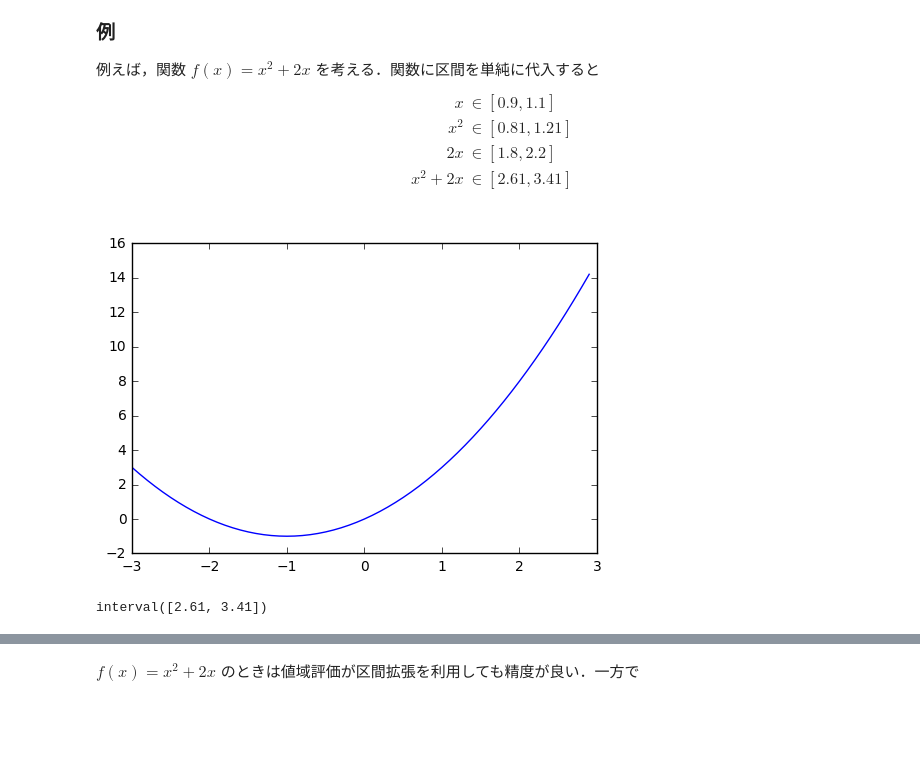
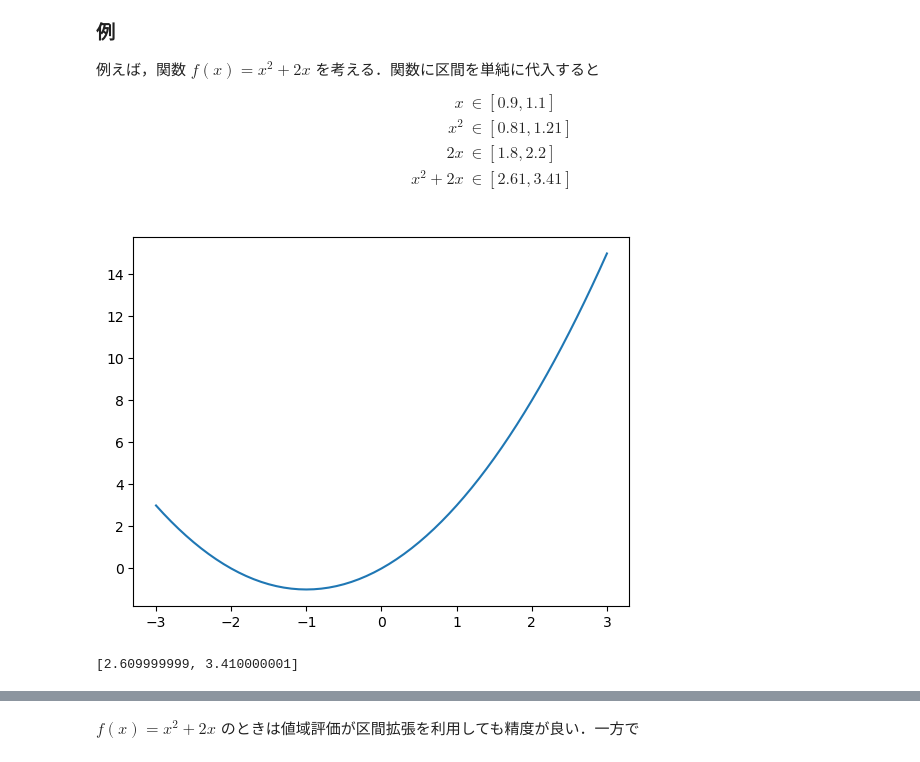
Before and after one commit to tak-lab/rigorous_numerics_tutorial_julia, a Jupyter notebook: Interval-arithmetic.ipynb, the cells around one changed output, grey strips where cells are left out. Drawn from its saved outputs; the diff is of its cells as text; code cells hidden in the pictures; blank space fills up the shorter version.

```diff
--- a/Interval-arithmetic.ipynb
+++ b/Interval-arithmetic.ipynb
@@ -194,16 +219,16 @@ IEEE 754 標準規格における丸めに従っているのは「**四則演算
 	x^2+2x&\in[2.61,3.41]\\
 \end{align*}
 # %%
-import numpy as np
-import matplotlib.pyplot as plt
-def f(x):
-    return x**2+2*x
-x = np.arange(-3, 3, 0.1)
-y = f(x)
-plt.plot(x, y)
-plt.show()
-print f(interval([0.9,1.1]))
+@format standard 10
+using PyPlot
+function f(x)
+    return x.^2+2x
+end
+x = range(-3, 3, step = 0.1);
+y = f(x);
+plot(x, y)
+println(f(0.9 .. 1.1))
 # %% [output]
-[figure, old version]
+[figure, new version]
-interval([2.61, 3.41])
+[2.609999999, 3.410000001]
 # %%
```
Also changed, not shown: parts of 13 cells of this notebook.
